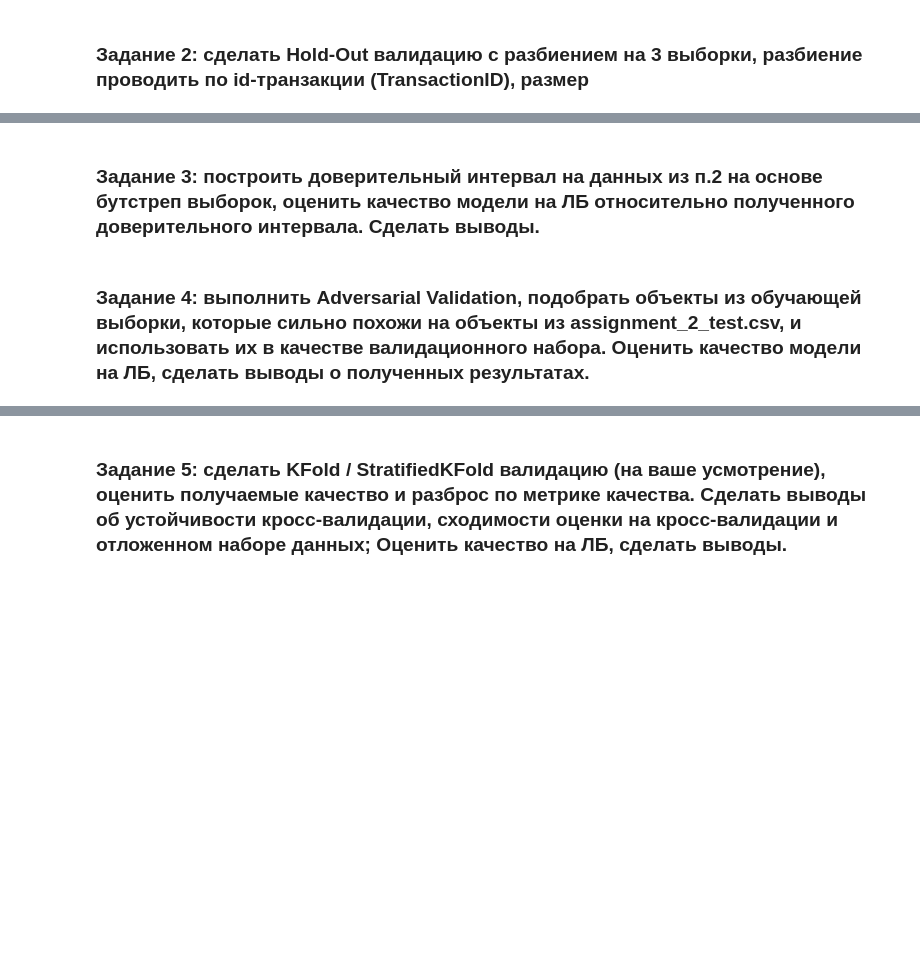
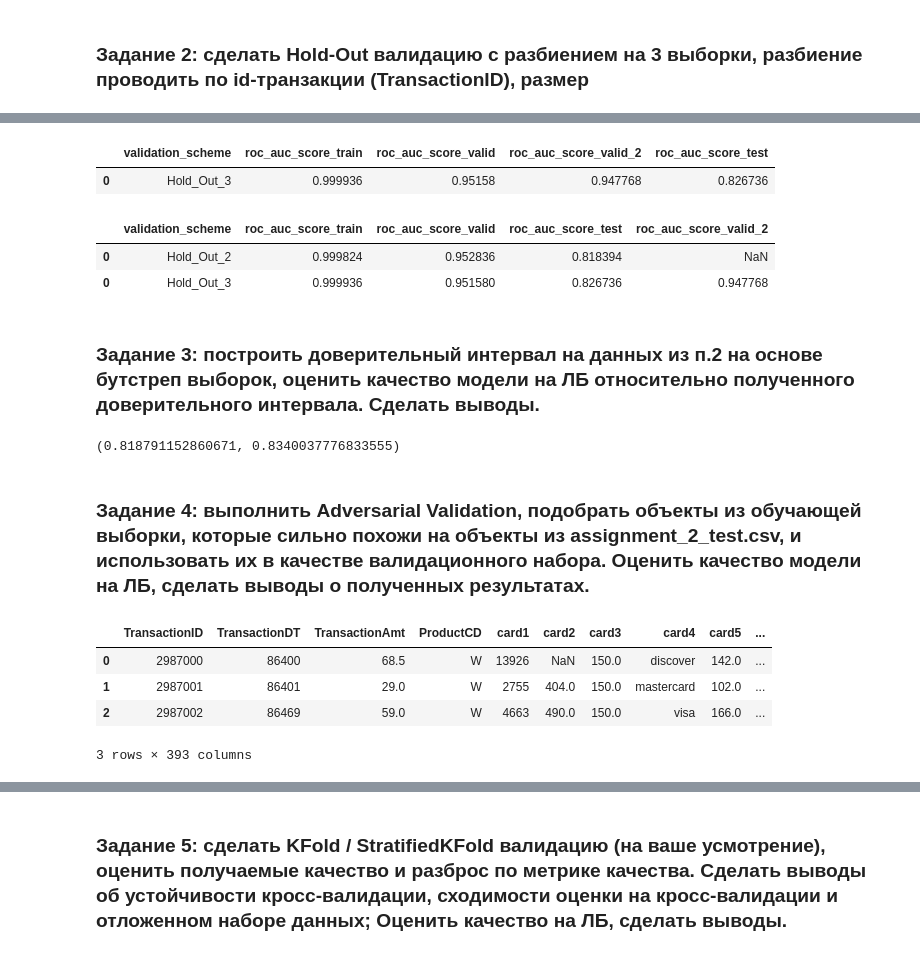
Before and after one commit to OlegRev/SportsDataAnalysis.KagglePlatform, a Jupyter notebook: hw_lesson_3.ipynb, the cells around one changed output, grey strips where cells are left out. Cells and saved outputs as stored; diff of their text form; code cells hidden in the pictures; blank space fills up the shorter version.

```diff
--- a/hw_lesson_3.ipynb
+++ b/hw_lesson_3.ipynb
@@ -108,3 +253,18 @@ DROP_NAMES = ['TransactionID']
+# %%
+holdout_3 = pd.merge(train_score, valid_score, how ='left', on='validation_scheme')
+holdout_3 = pd.merge(holdout_3, valid2_score, how ='left', on='validation_scheme')
+holdout_3 = pd.merge(holdout_3, test_score, how ='left', on='validation_scheme')
+holdout_3
+# %% [output]
+|  | validation_scheme | roc_auc_score_train | roc_auc_score_valid | roc_auc_score_valid_2 | roc_auc_score_test |
+| 0 | Hold_Out_3 | 0.999936 | 0.95158 | 0.947768 | 0.826736 |
+# %%
+roc_auc_scores = pd.concat([holdout_2, holdout_3])
+roc_auc_scores
+# %% [output]
+|  | validation_scheme | roc_auc_score_train | roc_auc_score_valid | roc_auc_score_test | roc_auc_score_valid_2 |
+| 0 | Hold_Out_2 | 0.999824 | 0.952836 | 0.818394 | NaN |
+| 0 | Hold_Out_3 | 0.999936 | 0.951580 | 0.826736 | 0.947768 |
 # %% [markdown]
 <p><a name="task_3"></a></p>
 
@@ -112,3 +371,13 @@ DROP_NAMES = ['TransactionID']
+# %%
+np.random.seed(21)
+
+scores = create_bootstrap_metrics(test_target,
+                                  model_lgb.predict_proba(test_data)[:, 1:],
+                                  roc_auc_score)
+
+calculate_confidence_interval(scores)
+# %% [output]
+(0.818791152860671, 0.8340037776833555)
 # %% [markdown]
 <p><a name="task_4"></a></p>
 
@@ -115,0 +388,8 @@ DROP_NAMES = ['TransactionID']
+# %%
+df_train.head(3)
+# %% [output]
+|  | TransactionID | TransactionDT | TransactionAmt | ProductCD | card1 | card2 | card3 | card4 | card5 | ... |
+| 0 | 2987000 | 86400 | 68.5 | W | 13926 | NaN | 150.0 | discover | 142.0 | ... |
+| 1 | 2987001 | 86401 | 29.0 | W | 2755 | 404.0 | 150.0 | mastercard | 102.0 | ... |
+| 2 | 2987002 | 86469 | 59.0 | W | 4663 | 490.0 | 150.0 | visa | 166.0 | ... |
+3 rows × 393 columns
```
Also changed, not shown: parts of 35 cells of this notebook.
